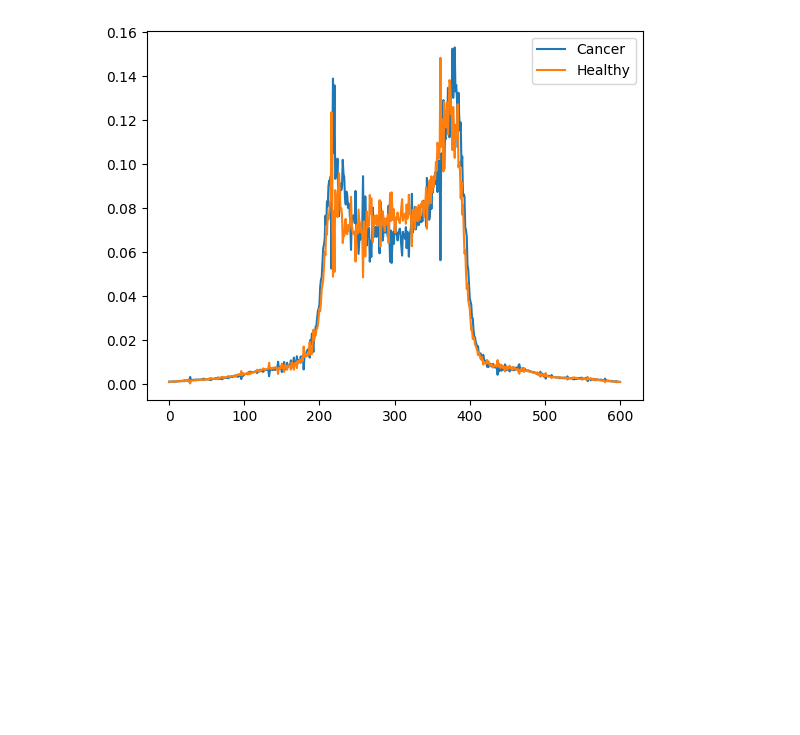
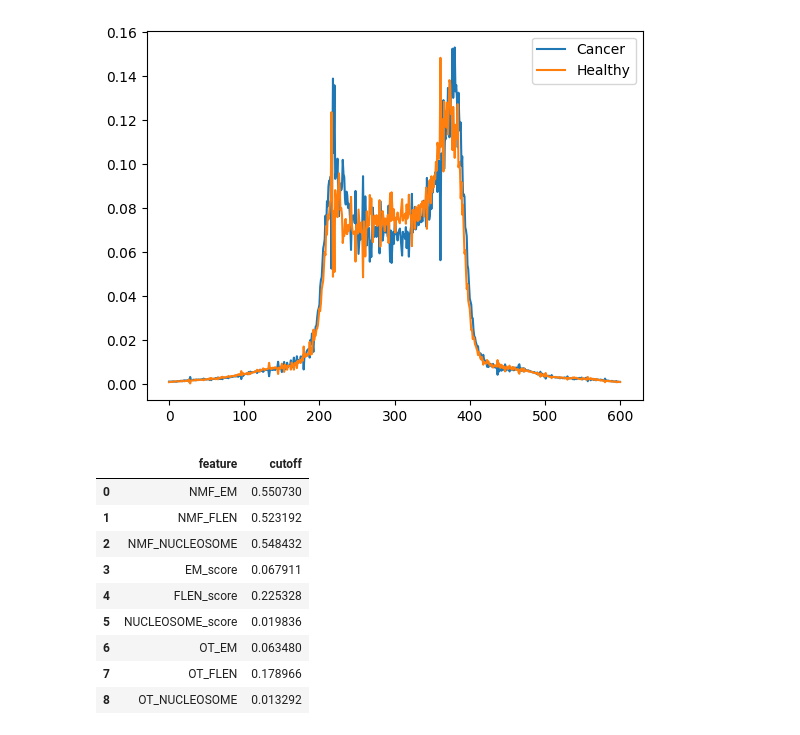
Before and after one commit to hieunguyen4193/gs-mrd, a Jupyter notebook: 01_generate_baseModels_for_a_release.ipynb, the cells around one changed output. Saved outputs shown, nothing was run; the diff lists cells and outputs as text; code cells hidden in the pictures; blank space fills up the shorter version.

```diff
--- a/01_generate_baseModels_for_a_release.ipynb
+++ b/01_generate_baseModels_for_a_release.ipynb
@@ -80,9 +80,13 @@ for input_feature in ["EM", "FLEN", "NUCLEOSOME"]:
 
     ##### calculate OT barycenters
     if input_feature == "EM":
-        baryl2 = calculate_barycenter(inputdf.to_numpy(), n = inputdf.shape[0], show_plot=False, M = M_EM)
+        baryl2 = calculate_barycenter(inputdf = featuredf[input_feature].set_index("SampleID").T,
+                                      samplelist = samplelist,
+                                      n = inputdf.shape[0], show_plot=False, M = M_EM)
     else:
-        baryl2 = calculate_barycenter(inputdf.to_numpy(), n = inputdf.shape[0], show_plot=False, M = None)
+        baryl2 = calculate_barycenter(inputdf = featuredf[input_feature].set_index("SampleID").T,
+                                      samplelist = samplelist,
+                                      n = inputdf.shape[0], show_plot=False, M = None)
     pd.DataFrame(data = baryl2, columns = ["baryl2"]).to_csv(f"{path_to_model_files}/Healthy_OT_{input_feature}_baryl2.csv", index = False)
 
     ##### NMF models
@@ -104,14 +108,14 @@ for input_feature in ["EM", "FLEN", "NUCLEOSOME"]:
     signal2 = [i for i,j in enumerate(H[1, ]) if j == np.max(H[1, ])][0]
 
     if (signal1 < signal2):
-        nmf_flen_cancer_signal = 1
+        nmf_signal_cancer = 1
     else:
-        nmf_flen_cancer_signal = 2
-    pd.DataFrame(data = [nmf_flen_cancer_signal], columns = ["nmf_flen_cancer_signal"]).to_csv(f"{path_to_model_files}/NMF_{input_feature}_cancer_signal.csv")
+        nmf_signal_cancer = 2
+    pd.DataFrame(data = [nmf_signal_cancer], columns = ["nmf_signal_cancer"]).to_csv(f"{path_to_model_files}/NMF_{input_feature}_cancer_signal.csv")
     filename = os.path.join(path_to_model_files, f'NMF_{input_feature}.sav')
     pickle.dump(model, open(filename, 'wb'))
 
-    tmpdf = nmfdf[["SampleID", f"V{nmf_flen_cancer_signal}_scale"]].copy()
+    tmpdf = nmfdf[["SampleID", f"V{nmf_signal_cancer}_scale"]].copy()
     tmpdf.columns = ["SampleID", f"NMF_{input_feature}"]
     final_features[f"NMF_{input_feature}"] = tmpdf.copy()
 # %% [output]
@@ -167,13 +171,24 @@ for f in ["EM", "FLEN", "NUCLEOSOME"]:
 # %%
 
 outputdf = pd.DataFrame(data = metadata["SampleID"].to_list(), columns = ["SampleID"])
 for feat in final_features.keys():
-    tmpdf = final_features[feat][["SampleID", f"{feat}_score"]]
+    tmpdf = final_features[feat][["SampleID", feat]]
     tmpdf.columns = ["SampleID", feat]
     outputdf = outputdf.merge(tmpdf, right_on = "SampleID", left_on = "SampleID")
 
 outputdf = outputdf.merge(metadata, right_on = "SampleID", left_on = "SampleID")
 
 cutoffdf = outputdf[outputdf["SampleID"].isin(samplelist["Healthy"])][ ["SampleID"] + list(final_features.keys())].set_index("SampleID").max().reset_index()
 cutoffdf.columns = ["feature", "cutoff"]
 cutoffdf
+# %% [output]
+|  | feature | cutoff |
+| 0 | NMF_EM | 0.550730 |
+| 1 | NMF_FLEN | 0.523192 |
+| 2 | NMF_NUCLEOSOME | 0.548432 |
+| 3 | EM_score | 0.067911 |
+| 4 | FLEN_score | 0.225328 |
+| 5 | NUCLEOSOME_score | 0.019836 |
+| 6 | OT_EM | 0.063480 |
+| 7 | OT_FLEN | 0.178966 |
+| 8 | OT_NUCLEOSOME | 0.013292 |
```
Also changed, not shown: parts of 1 cell of this notebook, 7 other files.
